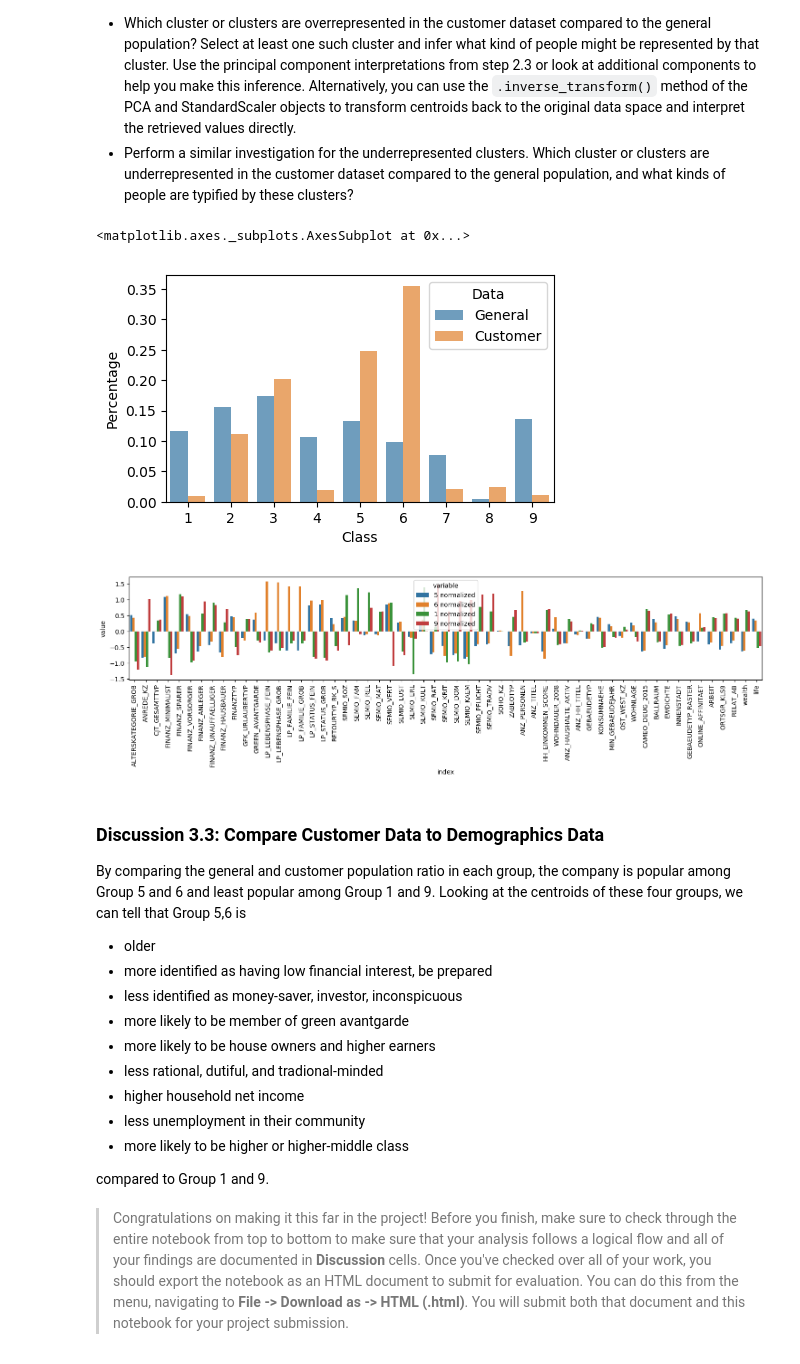
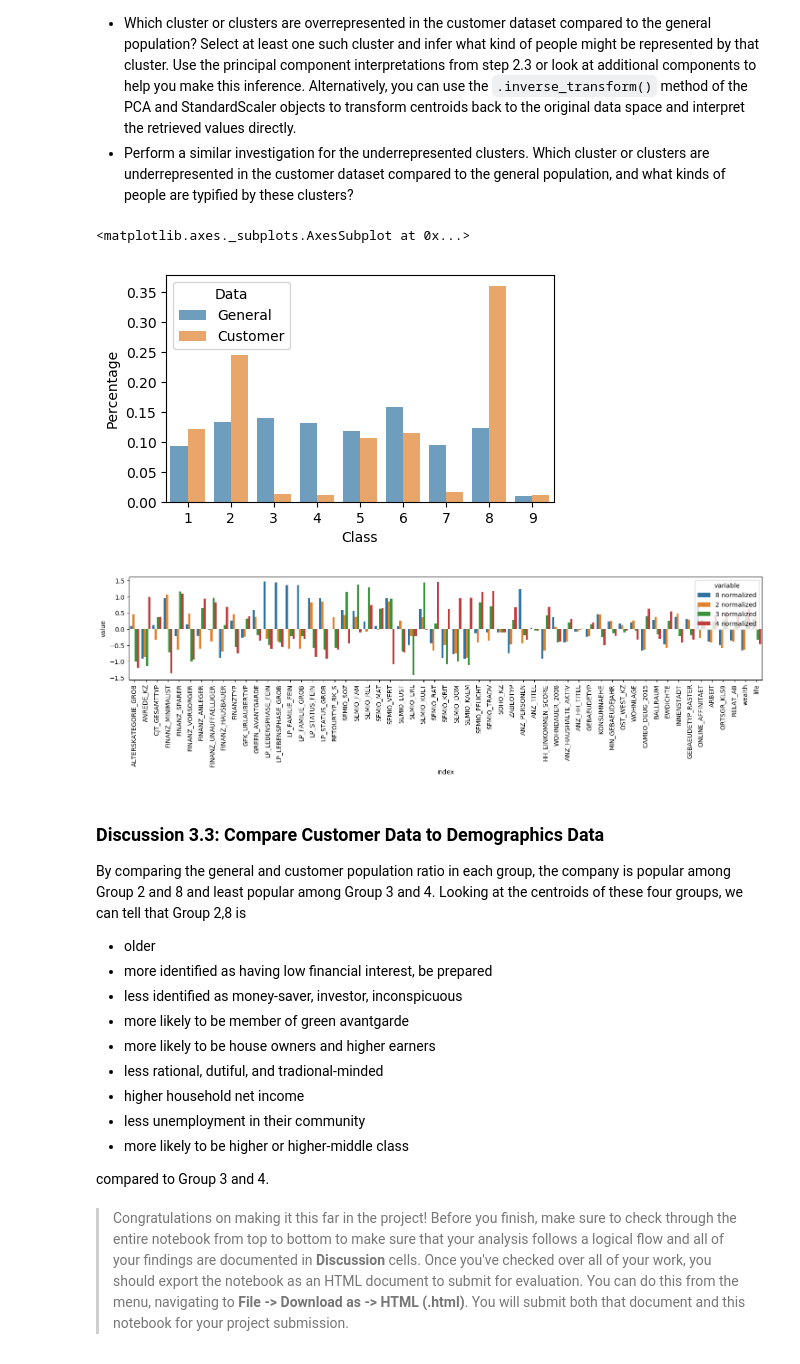
Before and after one commit to ccakarolotw/Unsupervised-Learning-Creating-Customer-Segments-with-Arvato, a Jupyter notebook: Identify_Customer_Segments.ipynb, the cells around one changed output. Cells and saved outputs as stored; diff of their text form; code cells hidden in the pictures.

```diff
--- a/Identify_Customer_Segments.ipynb
+++ b/Identify_Customer_Segments.ipynb
@@ -270,6 +289,7 @@ azdias_nan[cat_columns].head(10)
 # Re-encode categorical variable(s) to be kept in the analysis.
 azdias_cat = azdias_no_nan.copy()
 azdias_cat = azdias_cat.drop(columns=['CAMEO_DEU_2015'])
-azdias_cat['OST_WEST_KZ'] = pd.get_dummies(azdias_cat['OST_WEST_KZ'])
-azdias_cat.shape
+azdias_cat.OST_WEST_KZ[azdias_cat.OST_WEST_KZ=='W']=1
+azdias_cat.OST_WEST_KZ[azdias_cat.OST_WEST_KZ=='O']=0
+azdias_cat.OST_WEST_KZ
 # %% [output]
@@ -367,7 +411,8 @@ def clean_data(df):
     # select, re-encode, and engineer column values.
     try:
         df_1.drop(columns=['CAMEO_DEU_2015'],inplace=True)
-        df_1['OST_WEST_KZ'] = pd.get_dummies(df_1['OST_WEST_KZ'])
+        df_1.OST_WEST_KZ[df_1.OST_WEST_KZ=='W']=1
+        df_1.OST_WEST_KZ[df_1.OST_WEST_KZ=='O']=0
         df_1['PRAEGENDE']=df_1['PRAEGENDE_JUGENDJAHRE']
         df_1['JUGENDJAHRE']=df_1['PRAEGENDE_JUGENDJAHRE']
         df_1.drop(columns=['PRAEGENDE_JUGENDJAHRE'],inplace=True);
@@ -693,32 +748,32 @@ fig, ax = plt.subplots(figsize=(5, 3),dpi=100)
 sns.barplot(x='Class', y='Percentage', hue='Data', data=df_1, ax=ax, alpha=0.7)
 # %% [output]
 <matplotlib.axes._subplots.AxesSubplot at 0x...>
-[figure, old version]
+[figure, new version]
 # %%
 # What kinds of people are part of a cluster that is overrepresented in the
 # customer data compared to the general population?
 def get_original(group):
     df = pd.DataFrame(index = azdias_mixed.columns)
     for i in group:
         kmean_center = kmeans.cluster_centers_[i]
         reverse = pca_19.inverse_transform(kmean_center)
         df[str(i)+' normalized']=reverse
         #reverse = scaler.inverse_transform(reverse)
         #df[str(i)+' value']=reverse
 
     #print(df)
     return df
-df_like = get_original([5,6])
-df_dislike = get_original([1,9])
+df_like = get_original([8,2])
+df_dislike = get_original([3,4])
 df = pd.concat([df_like,df_dislike],axis=1)
 df['index']=df_like.index
 df_melt = df.melt(id_vars='index')
 fig, ax = plt.subplots(figsize=(18, 3),dpi=100)
 #print(df_like_melt)
 g = sns.barplot(x='index', y='value', hue='variable', data=df_melt, ax=ax, alpha=1)
 plt.setp(ax.get_xticklabels(), rotation=90);
 # %% [output]
-[figure, old version]
+[figure, new version]
 # %%
 # What kinds of people are part of a cluster that is underrepresented in the
 # customer data compared to the general population?
@@ -726,7 +781,7 @@ get_original([1,9]);
 # %% [markdown]
 ### Discussion 3.3: Compare Customer Data to Demographics Data
 
-By comparing the general and customer population ratio in each group, the company is popular among Group 5 and 6 and least popular among Group 1 and 9. Looking at the centroids of these four groups, we can tell that Group 5,6 is
+By comparing the general and customer population ratio in each group, the company is popular among Group 2 and 8 and least popular among Group 3 and 4. Looking at the centroids of these four groups, we can tell that Group 2,8 is
 <ul>
 <li>older</li>
     <li>more identified as having low financial interest, be prepared</li>
@@ -738,6 +793,6 @@ By comparing the general and customer population ratio in each group, the compan
     <li>less unemployment in their community</li>
     <li>more likely to be higher or higher-middle class </li>
 </ul>
-compared to Group 1 and 9.
+compared to Group 3 and 4.
 # %% [markdown]
 > Congratulations on making it this far in the project! Before you finish, make sure to check through the entire notebook from top to bottom to make sure that your analysis follows a logical flow and all of your findings are documented in **Discussion** cells. Once you've checked over all of your work, you should export the notebook as an HTML document to submit for evaluation. You can do this from the menu, navigating to **File -> Download as -> HTML (.html)**. You will submit both that document and this notebook for your project submission.
```
Also changed, not shown: parts of 9 cells of this notebook, 1 other file.
